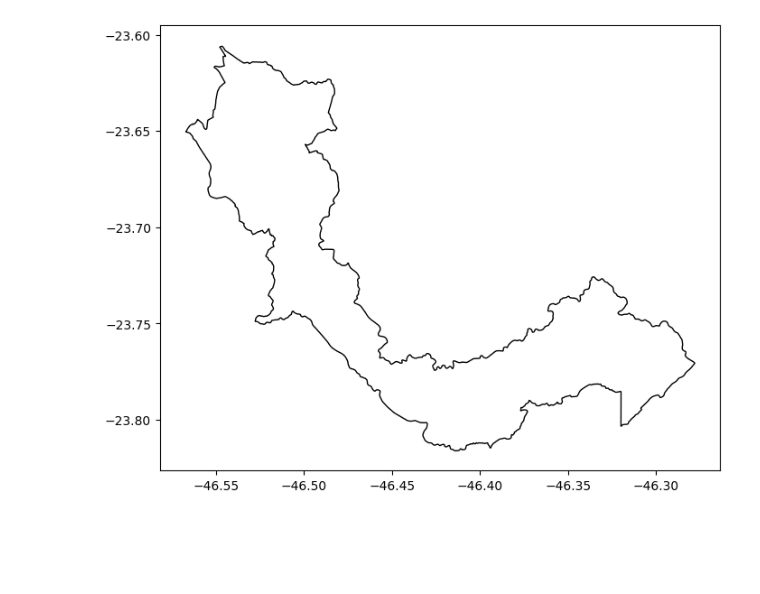
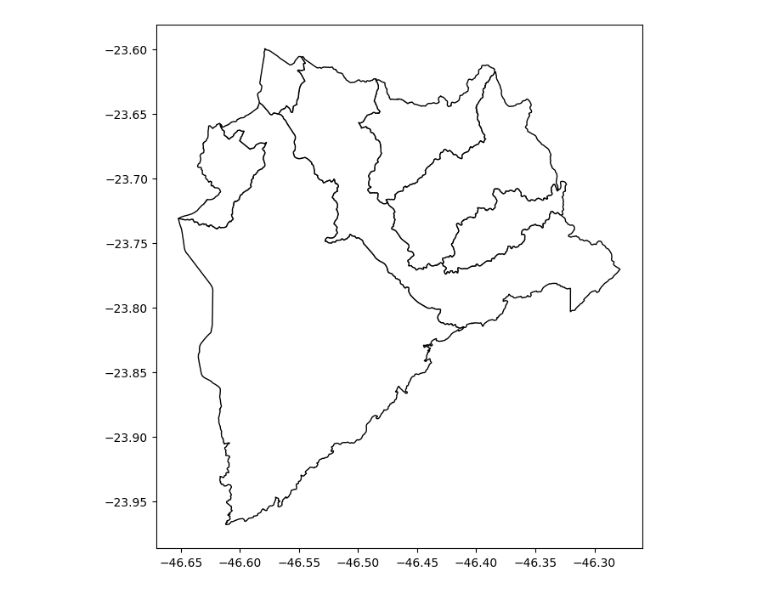
Before and after one commit to carloscopcescki/EcoSolar, a Jupyter notebook: geo_test.ipynb, the cells around one changed output. Drawn from its saved outputs; the diff is of its cells as text; code cells hidden in the pictures; blank space fills up the shorter version.

Commit message:
Plotando mapa ABC paulista

```diff
--- a/geo_test.ipynb
+++ b/geo_test.ipynb
@@ -12,5 +6,7 @@ gdf_santo_andre
 # %%
-gdf_santo_andre.plot(figsize=(8, 8), facecolor='white', edgecolor='black')
+gdf = gpd.read_file('AbcMaps/mapa_energetico_abc.json')
+
+gdf.plot(figsize=(8, 8), facecolor='white', edgecolor='black')
 plt.show()
 # %% [output]
-[figure, old version]
+[figure, new version]
```
Also changed, not shown: parts of 3 cells of this notebook, 17 other files.
